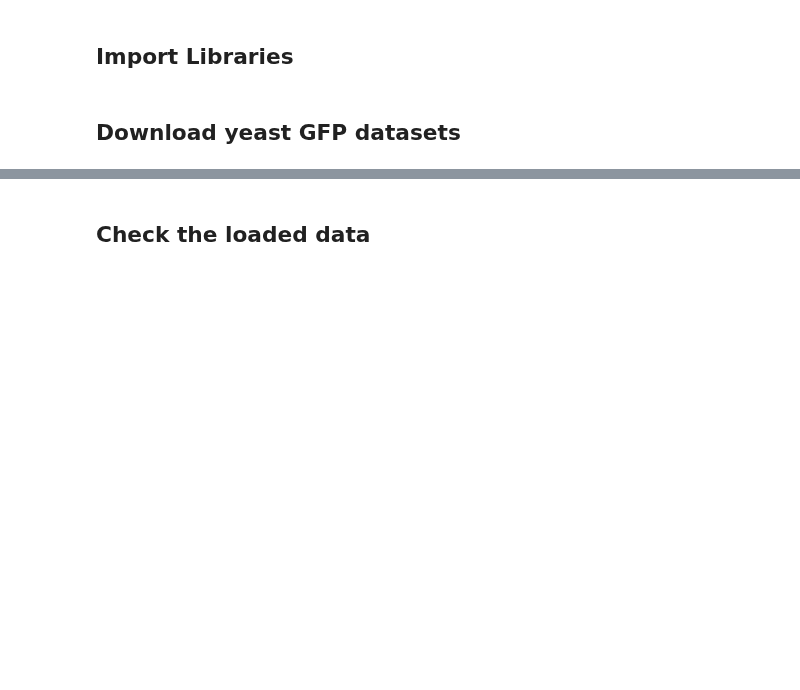
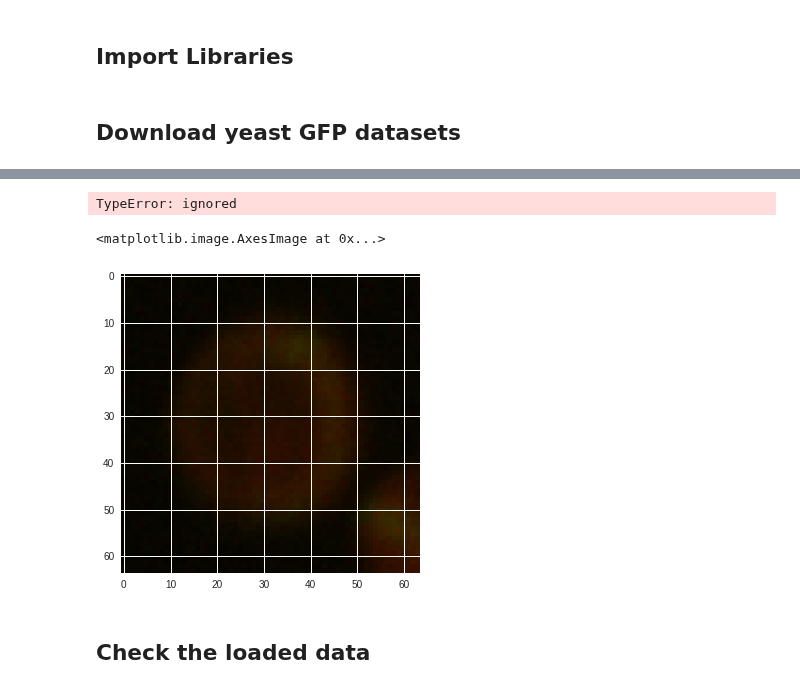
Before and after one commit to totti0223/deep_learning_for_biologists_with_keras, a Jupyter notebook: notebooks/deepyeast.ipynb, the cells around one changed output, grey strips where cells are left out. Saved outputs shown, nothing was run; the diff lists cells and outputs as text; code cells hidden in the pictures; blank space fills up the shorter version.

```diff
--- a/notebooks/deepyeast.ipynb
+++ b/notebooks/deepyeast.ipynb
@@ -77,3 +94,16 @@ loading train dataset with 65000 images
+# %%
+parent_directory = "/root/.keras/deepyeast/"
+train_datagen = ImageDataGenerator(rescale=1/255.)
+train_datagen.flow_from_dataframe(dataframe=train_df,
+                                  directory=None,x_col="filename",y_col="class",
+                                  target_size=(64,64),class_mode="categorical",classes=label_names)
+# %% [output]
+TypeError: ignored
+# %%
+img = "/root/.keras/deepyeast/plate11/003013000-0-15601-32.png"
+# %% [output]
+<matplotlib.image.AxesImage at 0x...>
+[figure, added]
 # %% [markdown]
 ## Check the loaded data
 # %%
```
Also changed, not shown: parts of 5 cells of this notebook.
